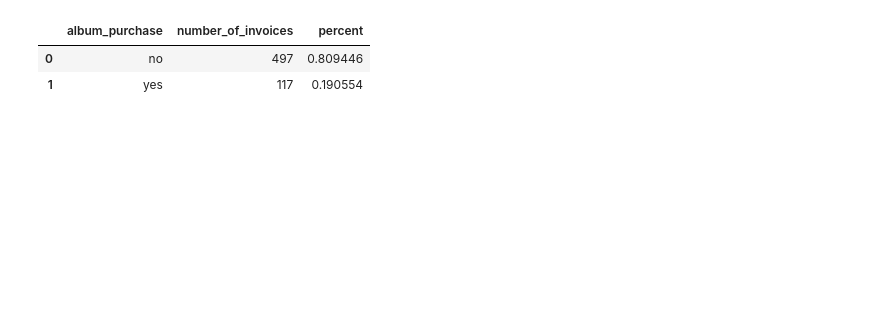
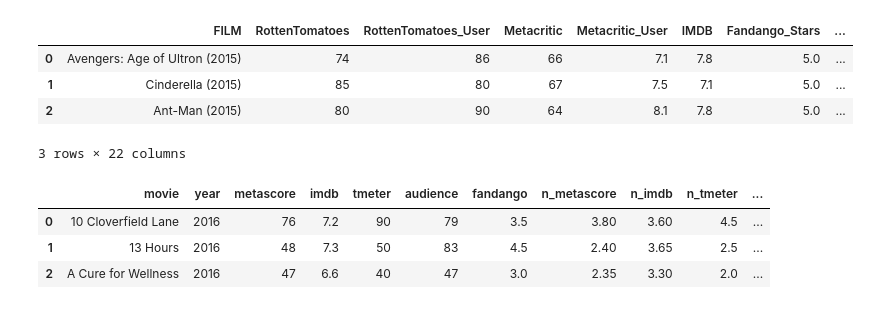
Before and after one commit to ZaraYar/Finding-the-Best-Markets-to-Advertise-In, a Jupyter notebook: Basics.ipynb, the cells around one changed output. Cells and saved outputs as stored; diff of their text form; code cells hidden in the pictures; blank space fills up the shorter version.

```diff
--- a/Basics.ipynb
+++ b/Basics.ipynb
@@ -285,47 +1,20 @@ plt.show()
-# %%
-albums_vs_tracks = '''
-WITH invoice_first_track AS
-    (
-     SELECT
-         il.invoice_id invoice_id,
-         MIN(il.track_id) first_track_id
-     FROM invoice_line il
-     GROUP BY 1
-    )
-
-SELECT
-    album_purchase,
-    COUNT(invoice_id) number_of_invoices,
-    CAST(count(invoice_id) AS FLOAT) / (
-                                         SELECT COUNT(*) FROM invoice
-                                      ) percent
-FROM
-    (
-    SELECT
-        ifs.*,
-        CASE
-            WHEN
-                 (
-                  SELECT t.track_id FROM track t
-                  WHERE t.album_id = (
-                                      SELECT t2.album_id FROM track t2
-                                      WHERE t2.track_id = ifs.first_track_id
-                                     )
-
-                  EXCEPT
-
-                  SELECT il2.track_id FROM invoice_line il2
-                  WHERE il2.invoice_id = ifs.invoice_id
-                 ) IS NULL THEN "yes"
-             ELSE "no"
-         END AS "album_purchase"
-     FROM invoice_first_track ifs
-    )
-GROUP BY album_purchase
-'''
-
-run_query(albums_vs_tracks)
-# %% [output]
-|  | album_purchase | number_of_invoices | percent |
-| 0 | no | 497 | 0.809446 |
-| 1 | yes | 117 | 0.190554 |
+# %%
+import pandas as pd
+
+previous = pd.read_csv('fandango_score_comparison.csv')
+after = pd.read_csv('movie_ratings_16_17.csv')
+
+previous.head(3)
+# %% [output]
+|  | FILM | RottenTomatoes | RottenTomatoes_User | Metacritic | Metacritic_User | IMDB | Fandango_Stars | ... |
+| 0 | Avengers: Age of Ultron (2015) | 74 | 86 | 66 | 7.1 | 7.8 | 5.0 | ... |
+| 1 | Cinderella (2015) | 85 | 80 | 67 | 7.5 | 7.1 | 5.0 | ... |
+| 2 | Ant-Man (2015) | 80 | 90 | 64 | 8.1 | 7.8 | 5.0 | ... |
+3 rows × 22 columns
+# %%
+after.head(3)
+# %% [output]
+|  | movie | year | metascore | imdb | tmeter | audience | fandango | n_metascore | n_imdb | n_tmeter | ... |
+| 0 | 10 Cloverfield Lane | 2016 | 76 | 7.2 | 90 | 79 | 3.5 | 3.80 | 3.60 | 4.5 | ... |
+| 1 | 13 Hours | 2016 | 48 | 7.3 | 50 | 83 | 4.5 | 2.40 | 3.65 | 2.5 | ... |
+| 2 | A Cure for Wellness | 2016 | 47 | 6.6 | 40 | 47 | 3.0 | 2.35 | 3.30 | 2.0 | ... |
```
Also changed, not shown: parts of 45 cells of this notebook, 4 other files.
